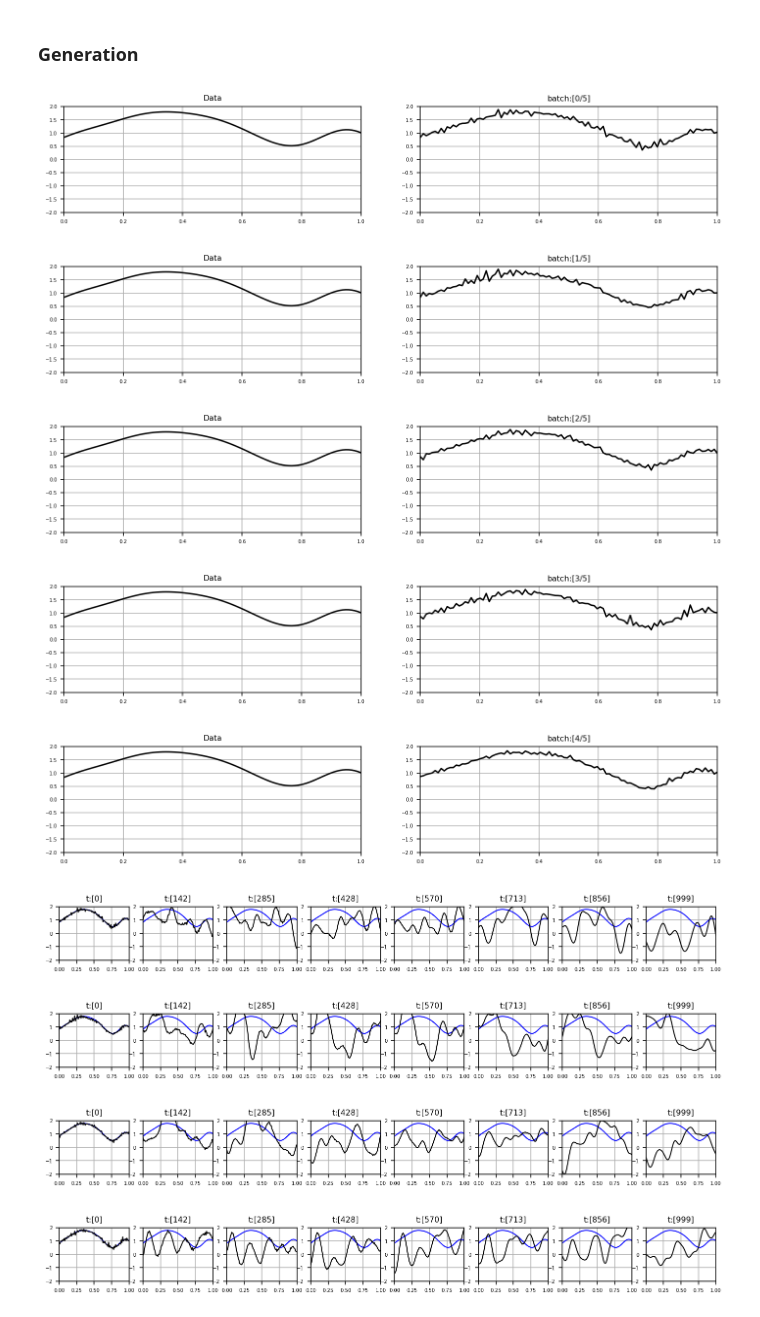
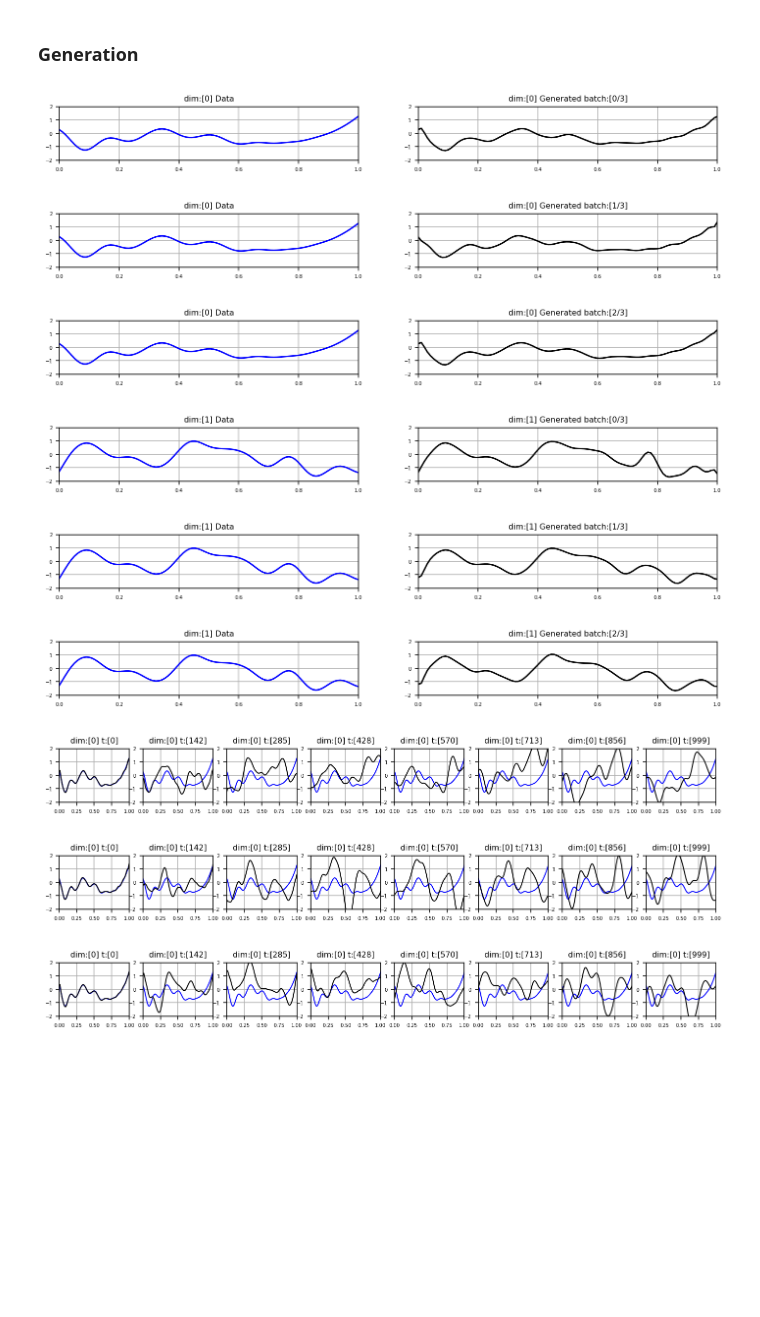
Before and after one commit to sjchoi86/yet-another-diffusion-models, a Jupyter notebook: code/demo_ndp_rkhs_proj.ipynb, the cells around one changed output. Cells and saved outputs as stored; diff of their text form; code cells hidden in the pictures; blank space fills up the shorter version.

```diff
--- a/code/demo_ndp_rkhs_proj.ipynb
+++ b/code/demo_ndp_rkhs_proj.ipynb
@@ -570,10 +850,11 @@ print ("Ready.")
 # %% [output]
 Ready.
 # %%
-# model = NDPClass(D=D, L=L, RKHS_projs=RKHS_projs)
-model = NDPClass(D=D, L=L, RKHS_projs=None)
-x = torch.randn(BATCH_SIZE, L, D)
-steps = torch.randn(BATCH_SIZE).type(torch.long)
+device = 'cuda:7' if torch.cuda.is_available() else 'cpu'
+model = NDPModel(D=D, L=L, activation='gelu', norm='none', RKHS_projs=RKHS_projs).to(device)
+# model = NDPClass(D=D, L=L, RKHS_projs=None).to(device)
+x = torch.randn(BATCH_SIZE, L, D).to(device)
+steps = torch.randn(BATCH_SIZE).type(torch.long).to(device)
 out = model(x=x, y=None, t=steps)
 # for key_idx,key in enumerate(model.nets.keys()):
 #     net = model.nets[key]
@@ -587,12 +868,11 @@ optm = torch.optim.Adam(
     model.parameters(),lr=1e-3,betas=(0.9, 0.999),eps=1e-08,weight_decay=1e-06)
 lr_schd = torch.optim.lr_scheduler.StepLR(optm,step_size=4000,gamma=0.1)
 model.train()
-device = 'cpu'
 MAX_ITER = 10000
 for it in range(MAX_ITER):
     optm.zero_grad()
-    t = torch.randint(0, dc['T'],(BATCH_SIZE,),device=device).long() # [B]
-    loss = get_ddpm_loss(model=model,x_0=x_batch,K_chols=K_chols,t=t,dc=dc)
+    t = torch.randint(0, dc['T'],(BATCH_SIZE,),device='cpu').long() # [B]
+    loss = get_ddpm_loss(model=model,x_0=x_batch,K_chols=K_chols,t=t,dc=dc,device=device)
     loss.backward()
     optm.step()
     if (it % 500) == 0:
@@ -611,8 +901,8 @@ KeyboardInterrupt:
 # %%
 model.eval()
 device = 'cpu'
-B,D,L = 5,1,100
-
+B = 3
+model = model.to(device)
 # Sample x_T from prior
 x_0_dummy = np2torch(np.zeros((B,D,L)))
 steps = torch.zeros(B).type(torch.long) # [B]
@@ -639,59 +929,62 @@ for t in range(0,dc['T'])[::-1]:
     sqrt_one_minus_alphas_bar_t = gather_and_reshape(
         values=dc['sqrt_one_minus_alphas_bar'],steps=t_torch,x_shape=x_t.shape)
     sqrt_recip_alphas_t = gather_and_reshape(
         values=dc['sqrt_recip_alphas'],steps=t_torch,x_shape=x_t.shape)
     # Compute posterior mean
     model_mean_t = sqrt_recip_alphas_t * (
         x_t - betas_t*eps_t_unflat/sqrt_one_minus_alphas_bar_t
     ) # [B x D x L]
     # Compute correlated noise
     x_0_dummy = np2torch(np.zeros((B,D,L)))
     steps = torch.zeros(B).type(torch.long) # [B]
     _,noise_t = forward_hilbert_diffusion_sample(
         x_0=x_0_dummy,K_chols=K_chols,steps=steps,dc=dc,noise_rate=1.0)
     noise_t # [B x D x L]
     # Compute posterior variance
     posterior_variance_t = gather_and_reshape(
         values=dc['posterior_variance'],steps=t_torch,x_shape=x_t.shape)
     # Sample
     if t == 0: # last sampling, use mean
         x_t = model_mean_t
     else:
         x_t = model_mean_t + torch.sqrt(posterior_variance_t) * noise_t
     # Append
     x_ts[t] = x_t # [B x D x L]
 
 # Plot generated trajectories
-for b_idx in range(B):
-    plt.figure(figsize=(12,2))
-    plt.subplot(1,2,1)
-    plt.plot(times[:,0],torch2np(x_0)[0,:],ls='-',color='k'); plt.grid('on')
-    plt.title('Data',fontsize=8); plt.xlim(0,+1); plt.ylim(-2,+2)
-    plt.subplot(1,2,2)
-    plt.plot(times[:,0],torch2np(x_t)[b_idx,0,:],ls='-',color='k'); plt.grid('on')
-    plt.title('batch:[%d/%d]'%(b_idx,B),fontsize=8); plt.xlim(0,+1); plt.ylim(-2,+2)
-    plt.show()
+for d_idx in range(D):
+    for b_idx in range(B):
+        plt.figure(figsize=(12,1))
+        plt.subplot(1,2,1)
+        plt.plot(times[:,0],torch2np(x_0)[d_idx,:],ls='-',color='b'); plt.grid('on')
+        plt.title('dim:[%d] Data'%(d_idx),fontsize=8); plt.xlim(0,+1); plt.ylim(-2,+2)
+        plt.subplot(1,2,2)
+        plt.plot(times[:,0],torch2np(x_t)[b_idx,d_idx,:],ls='-',color='k'); plt.grid('on')
+        plt.title('dim:[%d] Generated batch:[%d/%d]'%(d_idx,b_idx,B),fontsize=8);
+        plt.xlim(0,+1); plt.ylim(-2,+2)
+        plt.show()
 
 # Plot how the trajectories are generated
-for b_idx in range(B):
-    plt.figure(figsize=(12,1))
-    M = 8
-    for subplot_idx,t in enumerate(np.linspace(0,dc['T']-1,M).astype(np.int64)):
-        plt.subplot(1,M,subplot_idx+1)
-        x_t = x_ts[t][b_idx,:,:]
-        plt.plot(times[:,0],torch2np(x_0)[0,:],ls='-',color='b',lw=1) # GT
-        plt.plot(times[:,0],torch2np(x_t)[0,:],ls='-',color='k',lw=1) # generated
-        plt.xlim(0,+1); plt.ylim(-2,+2); plt.grid('on')
-        plt.title('t:[%d]'%(t),fontsize=8)
-    plt.show()
+M = 8
+for d_idx in range(D):
+    for b_idx in range(B):
+        plt.figure(figsize=(12,1))
+        for subplot_idx,t in enumerate(np.linspace(0,dc['T']-1,M).astype(np.int64)):
+            plt.subplot(1,M,subplot_idx+1)
+            x_t = x_ts[t][b_idx,d_idx,:]
+            plt.plot(times[:,0],torch2np(x_0)[d_idx,:],ls='-',color='b',lw=1) # GT
+            plt.plot(times[:,0],torch2np(x_t),ls='-',color='k',lw=1) # generated
+            plt.xlim(0,+1); plt.ylim(-2,+2); plt.grid('on')
+            plt.title('dim:[%d] t:[%d]'%(d_idx,t),fontsize=8)
+        plt.show()
 print ("Ready.")
 # %% [output]
-[figure, old version]
+[figure, new version]
-[figure, old version]
+[figure, new version]
-[figure, old version]
+[figure, new version]
-[figure, old version]
+[figure, new version]
-[figure, old version]
+[figure, new version]
-[figure, old version]
+[figure, new version]
-[figure, old version]
+[figure, new version]
-[figure, old version]
+[figure, new version]
-[figure, old version]
+[figure, new version]
```
Also changed, not shown: parts of 12 cells of this notebook.
